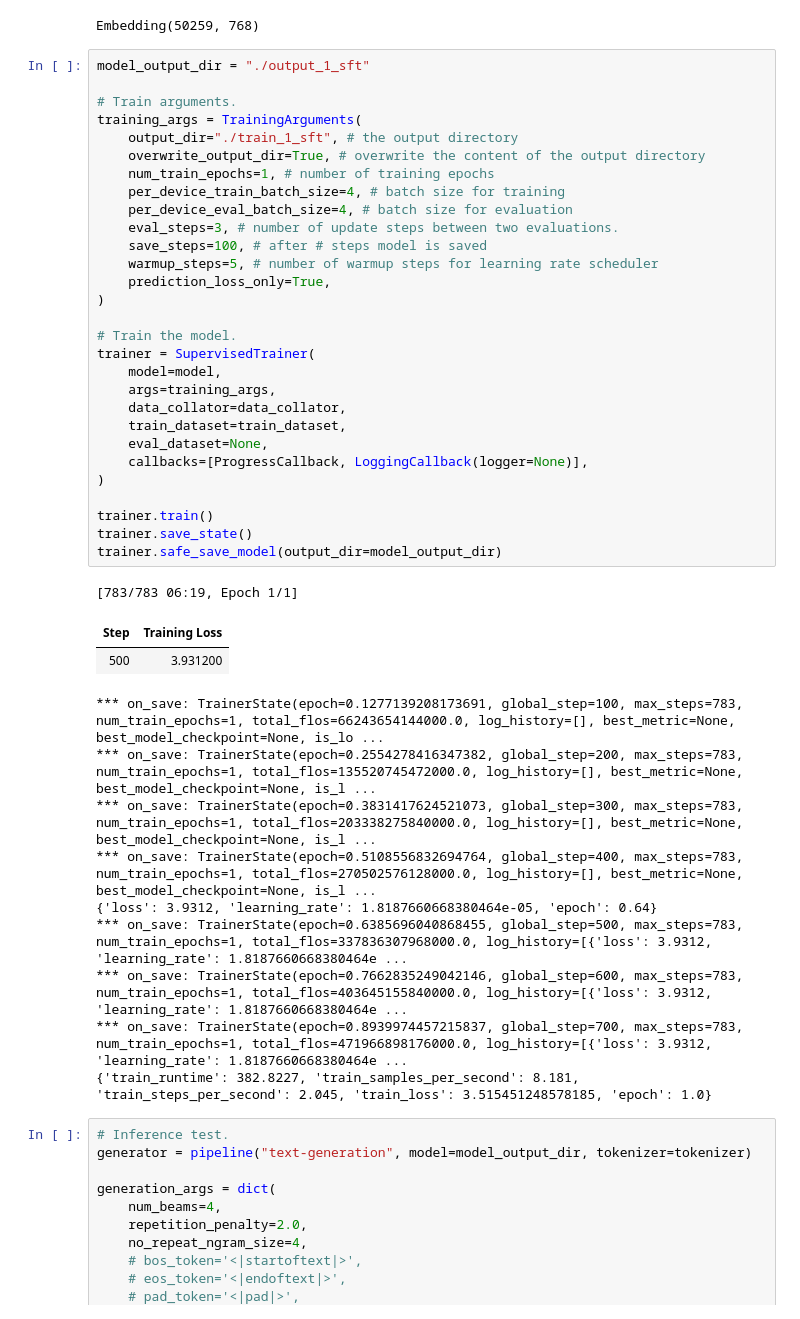
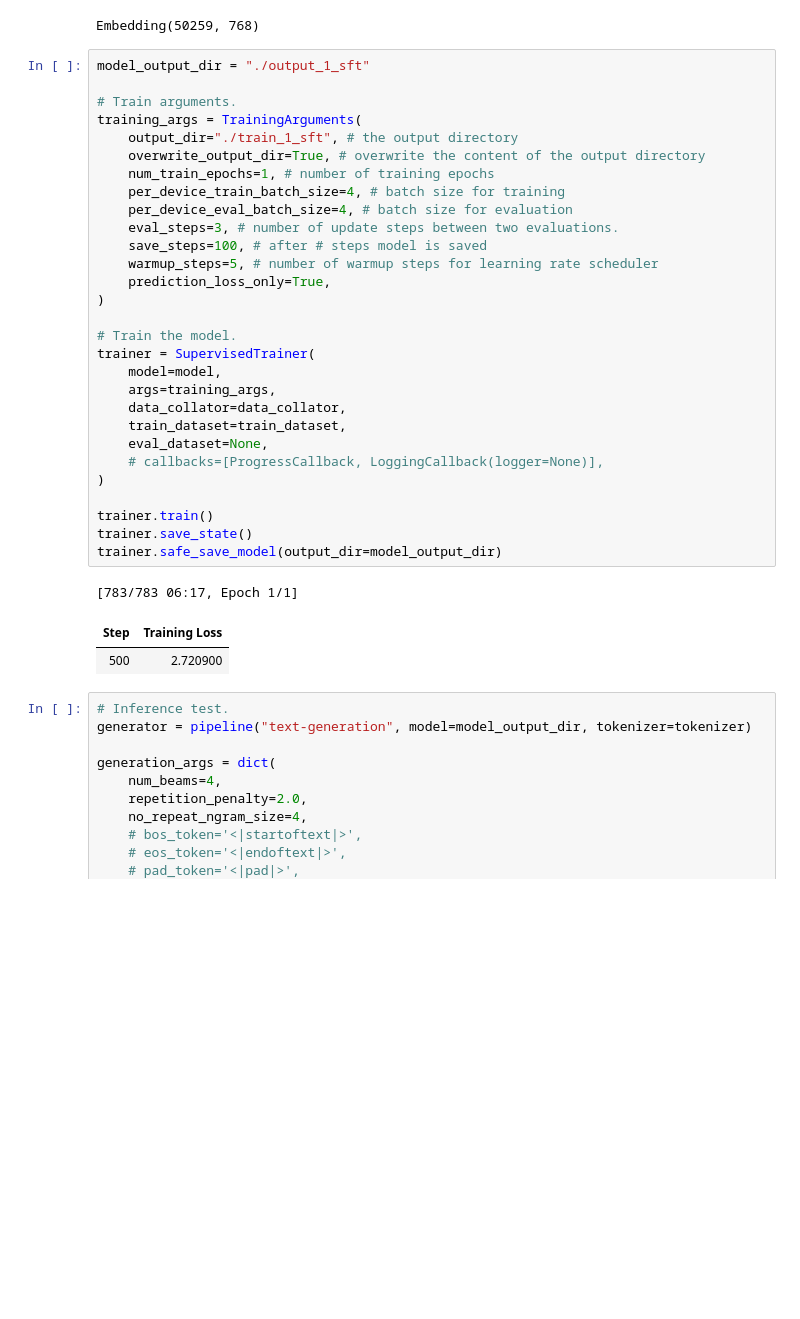
Before and after one commit to louiezzang/next-gpt, a Jupyter notebook: examples/chatgpt_replica_example.ipynb, the cells around one changed output. Saved outputs shown, nothing was run; the diff lists cells and outputs as text; blank space fills up the shorter version.

```diff
--- a/examples/chatgpt_replica_example.ipynb
+++ b/examples/chatgpt_replica_example.ipynb
@@ -182,45 +183,36 @@ Embedding(50259, 768)
 # %%
 model_output_dir = "./output_1_sft"
 
 # Train arguments.
 training_args = TrainingArguments(
     output_dir="./train_1_sft", # the output directory
     overwrite_output_dir=True, # overwrite the content of the output directory
     num_train_epochs=1, # number of training epochs
     per_device_train_batch_size=4, # batch size for training
     per_device_eval_batch_size=4, # batch size for evaluation
     eval_steps=3, # number of update steps between two evaluations.
     save_steps=100, # after # steps model is saved
     warmup_steps=5, # number of warmup steps for learning rate scheduler
     prediction_loss_only=True,
 )
 
 # Train the model.
 trainer = SupervisedTrainer(
     model=model,
     args=training_args,
     data_collator=data_collator,
     train_dataset=train_dataset,
     eval_dataset=None,
-    callbacks=[ProgressCallback, LoggingCallback(logger=None)],
+    # callbacks=[ProgressCallback, LoggingCallback(logger=None)],
 )
 
 trainer.train()
 trainer.save_state()
 trainer.safe_save_model(output_dir=model_output_dir)
 # %% [output]
-[783/783 06:19, Epoch 1/1]
+[783/783 06:17, Epoch 1/1]
 | Step | Training Loss |
-| 500 | 3.931200 |
+| 500 | 2.720900 |
-*** on_save: TrainerState(epoch=0.1277139208173691, global_step=100, max_steps=783, num_train_epochs=1, total_flos=66243654144000.0, log_history=[], best_metric=None, best_model_checkpoint=None, is_lo ...
-*** on_save: TrainerState(epoch=0.2554278416347382, global_step=200, max_steps=783, num_train_epochs=1, total_flos=135520745472000.0, log_history=[], best_metric=None, best_model_checkpoint=None, is_l ...
-*** on_save: TrainerState(epoch=0.3831417624521073, global_step=300, max_steps=783, num_train_epochs=1, total_flos=203338275840000.0, log_history=[], best_metric=None, best_model_checkpoint=None, is_l ...
-*** on_save: TrainerState(epoch=0.5108556832694764, global_step=400, max_steps=783, num_train_epochs=1, total_flos=270502576128000.0, log_history=[], best_metric=None, best_model_checkpoint=None, is_l ...
-{'loss': 3.9312, 'learning_rate': 1.8187660668380464e-05, 'epoch': 0.64}
-*** on_save: TrainerState(epoch=0.6385696040868455, global_step=500, max_steps=783, num_train_epochs=1, total_flos=337836307968000.0, log_history=[{'loss': 3.9312, 'learning_rate': 1.8187660668380464e ...
-*** on_save: TrainerState(epoch=0.7662835249042146, global_step=600, max_steps=783, num_train_epochs=1, total_flos=403645155840000.0, log_history=[{'loss': 3.9312, 'learning_rate': 1.8187660668380464e ...
-*** on_save: TrainerState(epoch=0.8939974457215837, global_step=700, max_steps=783, num_train_epochs=1, total_flos=471966898176000.0, log_history=[{'loss': 3.9312, 'learning_rate': 1.8187660668380464e ...
-{'train_runtime': 382.8227, 'train_samples_per_second': 8.181, 'train_steps_per_second': 2.045, 'train_loss': 3.515451248578185, 'epoch': 1.0}
 # %%
 # Inference test.
 generator = pipeline("text-generation", model=model_output_dir, tokenizer=tokenizer)
```
Also changed, not shown: parts of 5 cells of this notebook.
